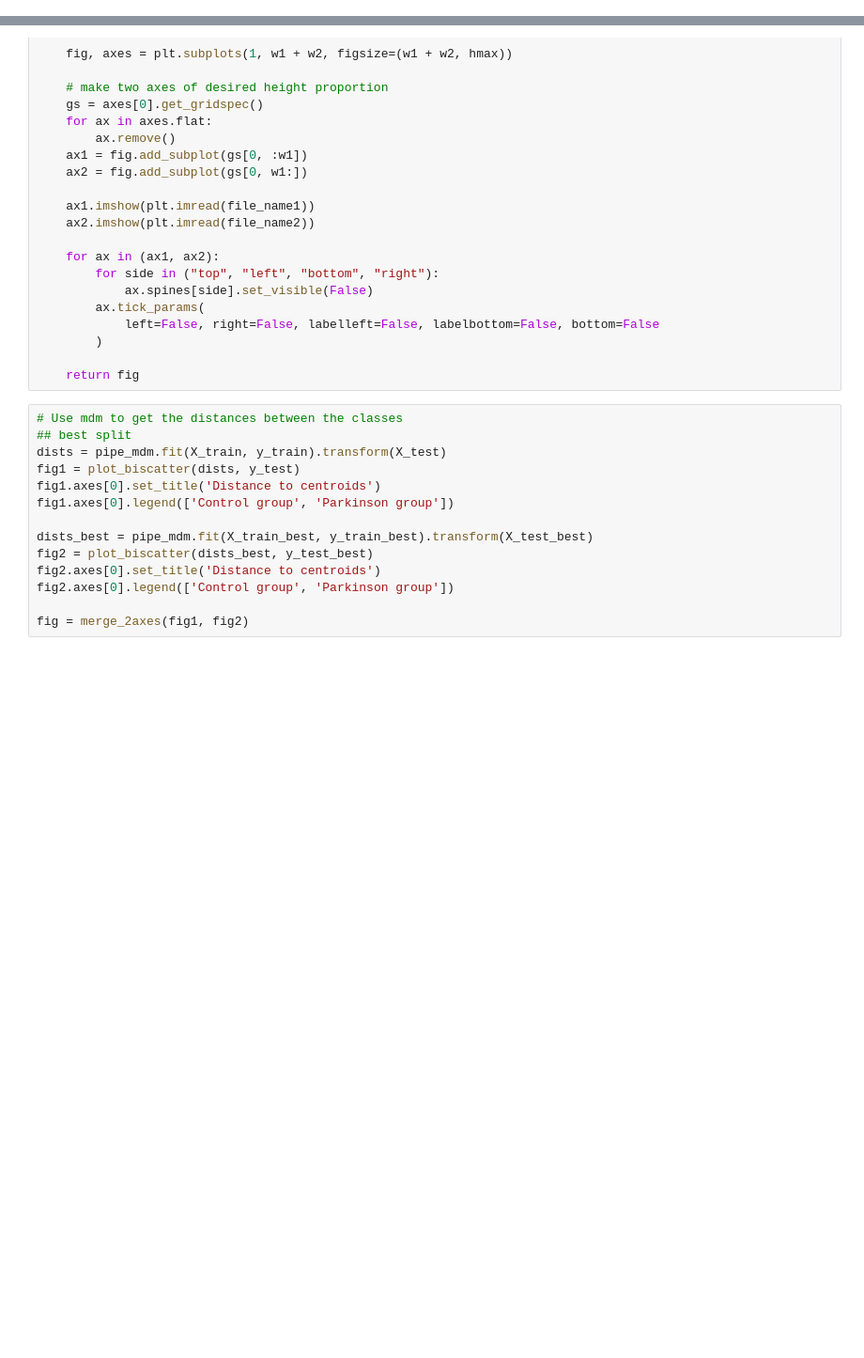
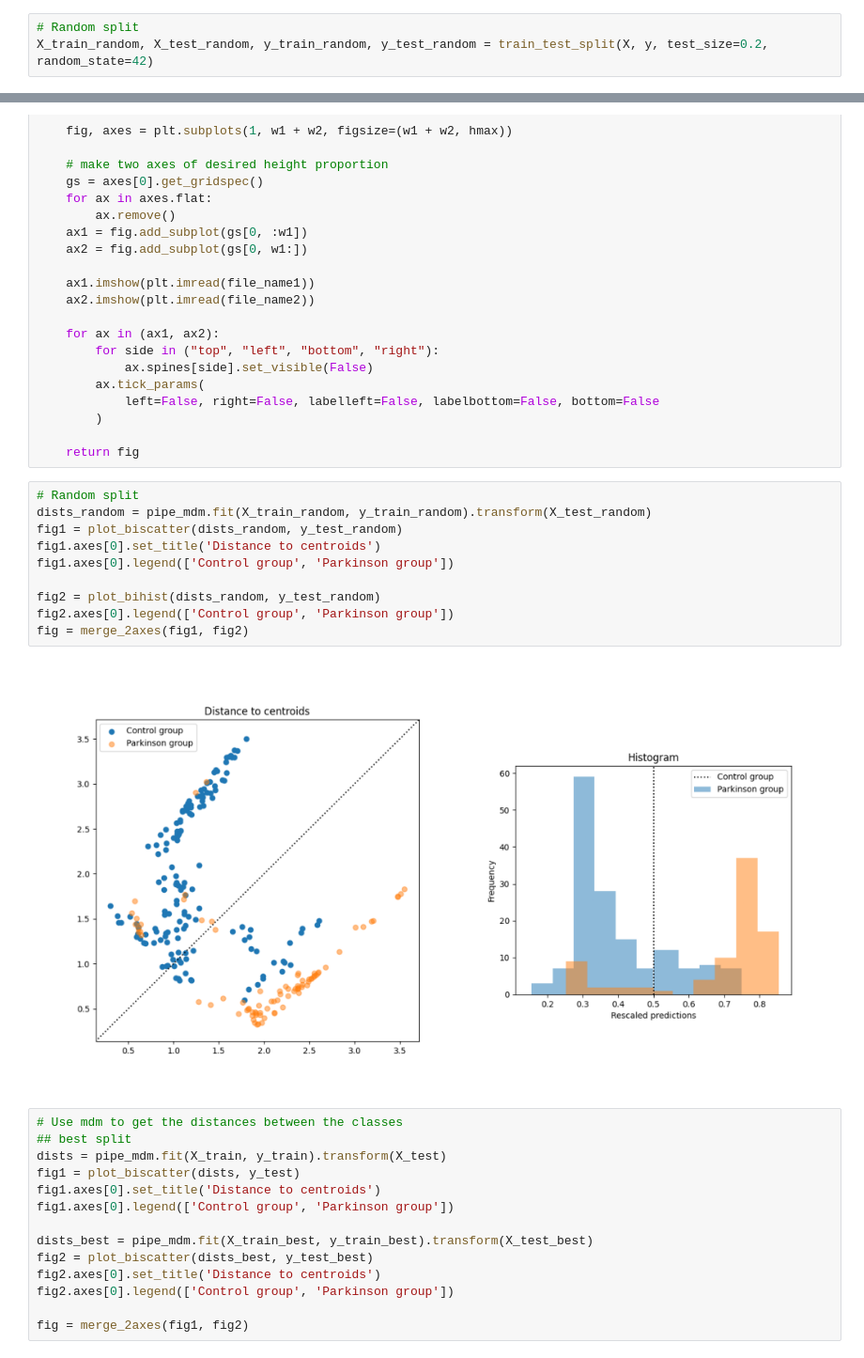
Before and after one commit to jiggychauhi/QC-Gait-Analysis, a Jupyter notebook: notebook_clean.ipynb, the cells around one changed output, grey strips where cells are left out. Shown at 94% size. Cells and saved outputs as stored; diff of their text form; blank space fills up the shorter version.

Commit message:
random split visualisation

```diff
--- a/notebook_clean.ipynb
+++ b/notebook_clean.ipynb
@@ -367,6 +392,9 @@ it.__next__()
 train_index, test_index = it.__next__()
 X_train_best, y_train_best = X[train_index], y[train_index]
 X_test_best, y_test_best = X[test_index], y[test_index]
+# %%
+# Random split
+X_train_random, X_test_random, y_train_random, y_test_random = train_test_split(X, y, test_size=0.2, random_state=42)
 # %%
 def merge_2axes(fig1, fig2, file_name1="f1.png", file_name2="f2.png"):
     fig1.savefig(file_name1)
@@ -398,6 +426,18 @@ def merge_2axes(fig1, fig2, file_name1="f1.png", file_name2="f2.png"):
         )
 
     return fig
+# %%
+# Random split
+dists_random = pipe_mdm.fit(X_train_random, y_train_random).transform(X_test_random)
+fig1 = plot_biscatter(dists_random, y_test_random)
+fig1.axes[0].set_title('Distance to centroids')
+fig1.axes[0].legend(['Control group', 'Parkinson group'])
+
+fig2 = plot_bihist(dists_random, y_test_random)
+fig2.axes[0].legend(['Control group', 'Parkinson group'])
+fig = merge_2axes(fig1, fig2)
+# %% [output]
+[figure, added]
 # %%
 # Use mdm to get the distances between the classes
 ## best split
```
Also changed, not shown: parts of 8 cells of this notebook.
